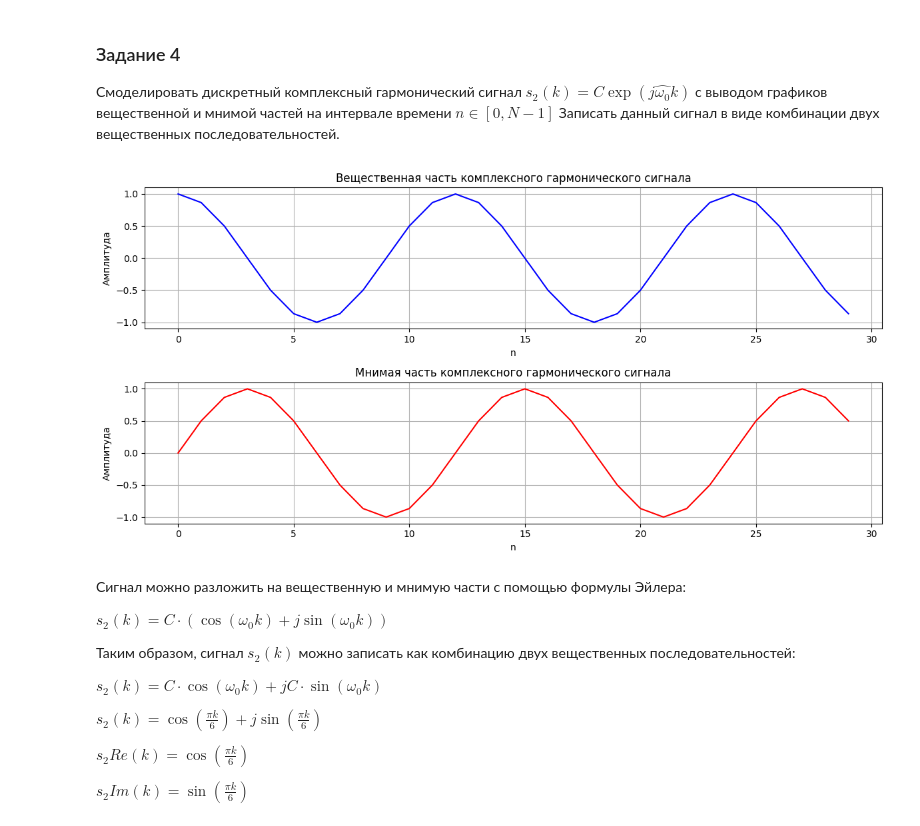
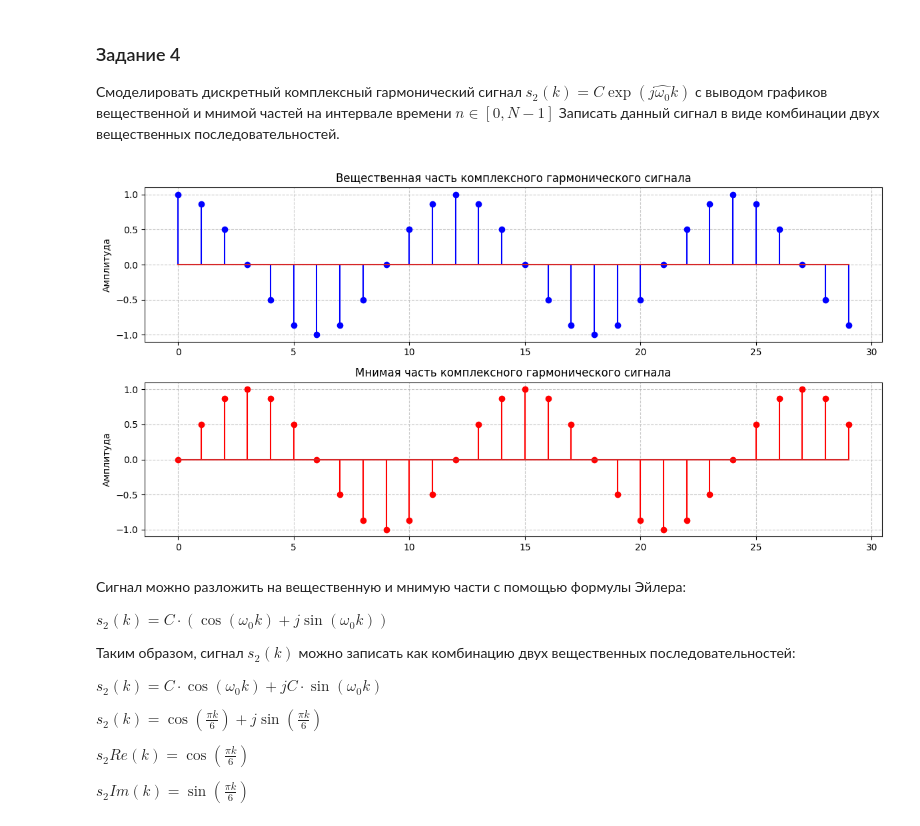
Before and after one commit to the-mvi/dsp-2024, a Jupyter notebook: 1384_Naydenova_EV_Proshichev_AV_Shushkov_EV/lab1.ipynb, the cells around one changed output. Saved outputs shown, nothing was run; the diff lists cells and outputs as text; code cells hidden in the pictures.

Commit message:
Fix graphs

```diff
--- a/1384_Naydenova_EV_Proshichev_AV_Shushkov_EV/lab1.ipynb
+++ b/1384_Naydenova_EV_Proshichev_AV_Shushkov_EV/lab1.ipynb
@@ -306,31 +306,32 @@ a^t, &  t \geq 0 \\
 # %%
 s_2 = C * np.exp(1j * omega_0 * n)  # Комплексный гармонический сигнал
 
 # Вещественная и мнимая части
 real_part = np.real(s_2)
 imag_part = np.imag(s_2)
 
 
+# Построение графиков
 plt.figure(figsize=(12, 6))
 
+# График вещественной части в дискретном времени
 plt.subplot(2, 1, 1)
-plt.plot(n, real_part, label='Вещественная часть', color='b')
+plt.stem(n, real_part, linefmt="b-", markerfmt="bo")
 plt.title('Вещественная часть комплексного гармонического сигнала')
-plt.xlabel('n')
 plt.ylabel('Амплитуда')
-plt.grid(True)
+plt.grid(True, linestyle='--', alpha=0.7)
 
+# График мнимой части в дискретном времени
 plt.subplot(2, 1, 2)
-plt.plot(n, imag_part, label='Мнимая часть', color='r')
+plt.stem(n, imag_part, linefmt="r-", markerfmt="ro")
 plt.title('Мнимая часть комплексного гармонического сигнала')
-plt.xlabel('n')
 plt.ylabel('Амплитуда')
-plt.grid(True)
+plt.grid(True, linestyle='--', alpha=0.7)
 
 plt.tight_layout()
 plt.show()
 # %% [output]
-[figure, old version]
+[figure, new version]
 # %% [markdown]
 Сигнал можно разложить на вещественную и мнимую части с помощью формулы Эйлера:
 
```
